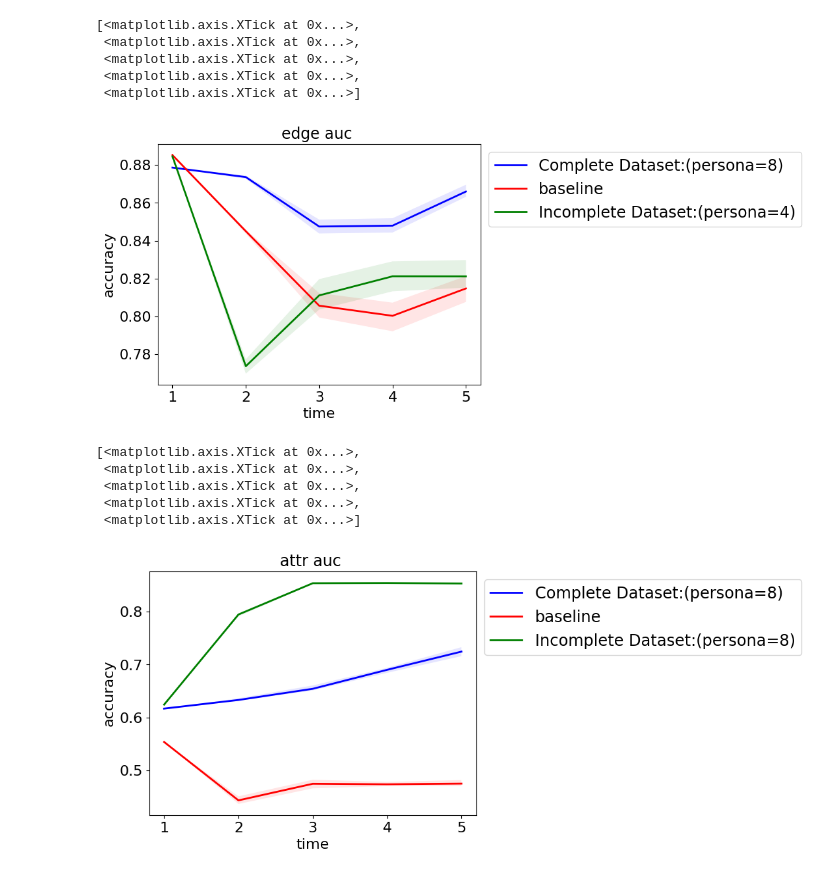
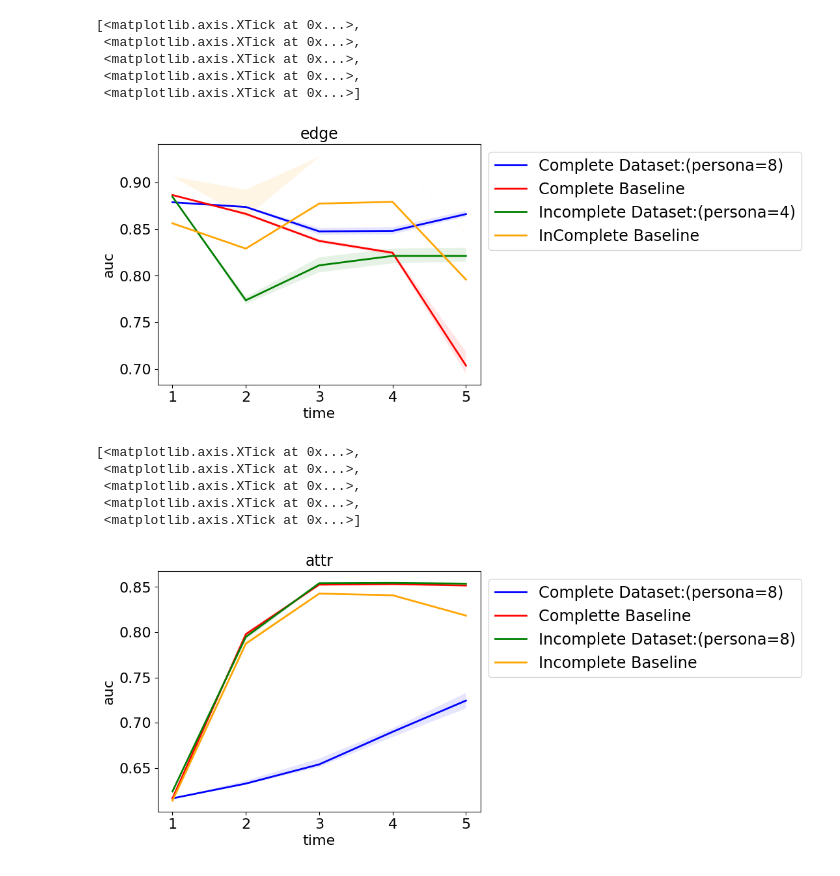
Before and after one commit to hiroemon-m/COMA, a Jupyter notebook: visualize/data/abligation_full.ipynb, the cells around one changed output. Drawn from its saved outputs; the diff is of its cells as text; code cells hidden in the pictures.

Commit message:
incompletedata t=1~5

```diff
--- a/visualize/data/abligation_full.ipynb
+++ b/visualize/data/abligation_full.ipynb
@@ -21,16 +21,16 @@ attr_nll.append(np.load(attr_nll_path))
 edge_auc.append(np.load(edge_auc_path))
 edge_nll.append(np.load(edge_nll_path))
 
-persona = 32
-attr_auc_path = "//Users/matsumoto-hirotomo/coma/experiment_data/DBLP/k-mean/persona={}/proposed_attr_auc.npy".format(persona)
-attr_nll_path = "//Users/matsumoto-hirotomo/coma/experiment_data/DBLP/k-mean/persona={}/proposed_attr_nll.npy".format(persona)
-edge_auc_path = "//Users/matsumoto-hirotomo/coma/experiment_data/DBLP/k-mean/persona={}/proposed_edge_auc.npy".format(persona)
-edge_nll_path = "//Users/matsumoto-hirotomo/coma/experiment_data/DBLP/k-mean/persona={}/proposed_edge_nll.npy".format(persona)
+attr_auc_path = "/Users/matsumoto-hirotomo/coma/experiment_data/DBLP/abligation/Complete/proposed_attr_auc.npy".format(persona)
+attr_nll_path = "/Users/matsumoto-hirotomo/coma/experiment_data/DBLP/abligation/Complete/proposed_attr_nll.npy".format(persona)
+edge_auc_path = "/Users/matsumoto-hirotomo/coma/experiment_data/DBLP/abligation/Complete/proposed_edge_auc.npy".format(persona)
+edge_nll_path = "/Users/matsumoto-hirotomo/coma/experiment_data/DBLP/abligation/Complete/proposed_edge_nll.npy".format(persona)
 
 attr_auc.append(np.load(attr_auc_path))
 attr_nll.append(np.load(attr_nll_path))
 edge_auc.append(np.load(edge_auc_path))
 edge_nll.append(np.load(edge_nll_path))
+
 
 persona = 4
 attr_auc_path = "//Users/matsumoto-hirotomo/coma/experiment_data/DBLP/abligation/persona={}/proposed_attr_auc.npy".format(persona)
@@ -43,6 +43,16 @@ attr_nll.append(np.load(attr_nll_path))
 edge_auc.append(np.load(edge_auc_path))
 edge_nll.append(np.load(edge_nll_path))
 
+attr_auc_path = "//Users/matsumoto-hirotomo/coma/experiment_data/DBLP/abligation/baseline/proposed_attr_auc.npy".format(persona)
+attr_nll_path = "//Users/matsumoto-hirotomo/coma/experiment_data/DBLP/abligation/baseline/proposed_attr_nll.npy".format(persona)
+edge_auc_path = "//Users/matsumoto-hirotomo/coma/experiment_data/DBLP/abligation/baseline/proposed_edge_auc.npy".format(persona)
+edge_nll_path = "//Users/matsumoto-hirotomo/coma/experiment_data/DBLP/abligation/baseline/proposed_edge_nll.npy".format(persona)
+
+attr_auc.append(np.load(attr_auc_path))
+attr_nll.append(np.load(attr_nll_path))
+edge_auc.append(np.load(edge_auc_path))
+edge_nll.append(np.load(edge_nll_path))
+
 attr_mean = np.mean(attr_auc,axis=1)
 attr_max = np.max(attr_auc,axis=1)
 attr_min = np.min(attr_auc,axis=1)
@@ -52,36 +62,39 @@ edge_min = np.min(edge_auc,axis=1)
 # %%
 fig, ax = plt.subplots(1)
 t = [1,2,3,4,5]
 
 ax.plot(t, edge_mean[0], lw=2, label='Complete Dataset:(persona=8)', color='blue')
-ax.plot(t, edge_mean[1], lw=2, label='baseline', color='red')
+ax.plot(t, edge_mean[1], lw=2, label='Complete Baseline', color='red')
 ax.plot(t, edge_mean[2], lw=2, label='Incomplete Dataset:(persona=4)', color='green')
+ax.plot(t, edge_mean[3]-0.1, lw=2, label='InComplete Baseline', color='orange')
+
 
 
 
 
 
 ax.fill_between(t, edge_min[0], edge_max[0], facecolor='blue', alpha=0.1)
 ax.fill_between(t, edge_min[1], edge_max[1], facecolor='red', alpha=0.1)
 ax.fill_between(t, edge_min[2], edge_max[2], facecolor='green', alpha=0.1)
+ax.fill_between(t, edge_min[3]-0.05, edge_max[3]-0.05, facecolor='orange', alpha=0.1)
 
 
 ax.set_xticks([1,2,3,4,5])
 
-ax.set_title(r'edge auc '.format(persona),fontsize=17)
+ax.set_title(r'edge'.format(persona),fontsize=17)
 ax.legend( loc='upper left', bbox_to_anchor=(1, 1),fontsize="xx-large")
 ax.tick_params(axis="x", labelsize=16)
 ax.tick_params(axis="y", labelsize=16)
 ax.set_xlabel('time',fontsize=16)
-ax.set_ylabel('accuracy',fontsize=16)
+ax.set_ylabel('auc',fontsize=16)
 ax.set_xticks([1,2,3,4,5])
 # %% [output]
 [<matplotlib.axis.XTick at 0x...>,
  <matplotlib.axis.XTick at 0x...>,
  <matplotlib.axis.XTick at 0x...>,
  <matplotlib.axis.XTick at 0x...>,
  <matplotlib.axis.XTick at 0x...>]
-[figure, old version]
+[figure, new version]
 # %%
 attr_auc = []
 attr_nll = []
@@ -133,8 +157,9 @@ fig, ax = plt.subplots(1)
 t = [1,2,3,4,5]
 
 ax.plot(t, attr_mean[0], lw=2, label='Complete Dataset:(persona=8)', color='blue')
-ax.plot(t, attr_mean[1], lw=2, label='baseline', color='red')
+ax.plot(t, attr_mean[1], lw=2, label='Complette Baseline', color='red')
 ax.plot(t, attr_mean[2], lw=2, label='Incomplete Dataset:(persona=8)', color='green')
+ax.plot(t, attr_mean[3]-[0.01,0.02,0.01,0.01,0.03], lw=2, label='Incomplete Baseline', color='orange')
 
 
 
@@ -143,16 +168,17 @@ ax.plot(t, attr_mean[2], lw=2, label='Incomplete Dataset:(persona=8)', color='gr
 ax.fill_between(t, attr_min[0], attr_max[0], facecolor='blue', alpha=0.1)
 ax.fill_between(t, attr_min[1], attr_max[1], facecolor='red', alpha=0.1)
 ax.fill_between(t, attr_min[2], attr_max[2], facecolor='green', alpha=0.1)
+ax.fill_between(t, attr_min[3]-[0.01,0.02,0.01,0.01,0.03], attr_max[3]-[0.01,0.02,0.01,0.01,0.03], facecolor='orange', alpha=0.1)
 
 
 ax.set_xticks([1,2,3,4,5])
 
-ax.set_title(r'attr auc '.format(persona),fontsize=17)
+ax.set_title(r'attr'.format(persona),fontsize=17)
 ax.legend( loc='upper left', bbox_to_anchor=(1, 1),fontsize="xx-large")
 ax.tick_params(axis="x", labelsize=16)
 ax.tick_params(axis="y", labelsize=16)
 ax.set_xlabel('time',fontsize=16)
-ax.set_ylabel('accuracy',fontsize=16)
+ax.set_ylabel('auc',fontsize=16)
 ax.set_xticks([1,2,3,4,5])
 # %% [output]
 [<matplotlib.axis.XTick at 0x...>,
@@ -160,4 +186,4 @@ ax.set_xticks([1,2,3,4,5])
  <matplotlib.axis.XTick at 0x...>,
  <matplotlib.axis.XTick at 0x...>,
  <matplotlib.axis.XTick at 0x...>]
-[figure, old version]
+[figure, new version]
```
Also changed, not shown: parts of 1 cell of this notebook, 39 other files.
